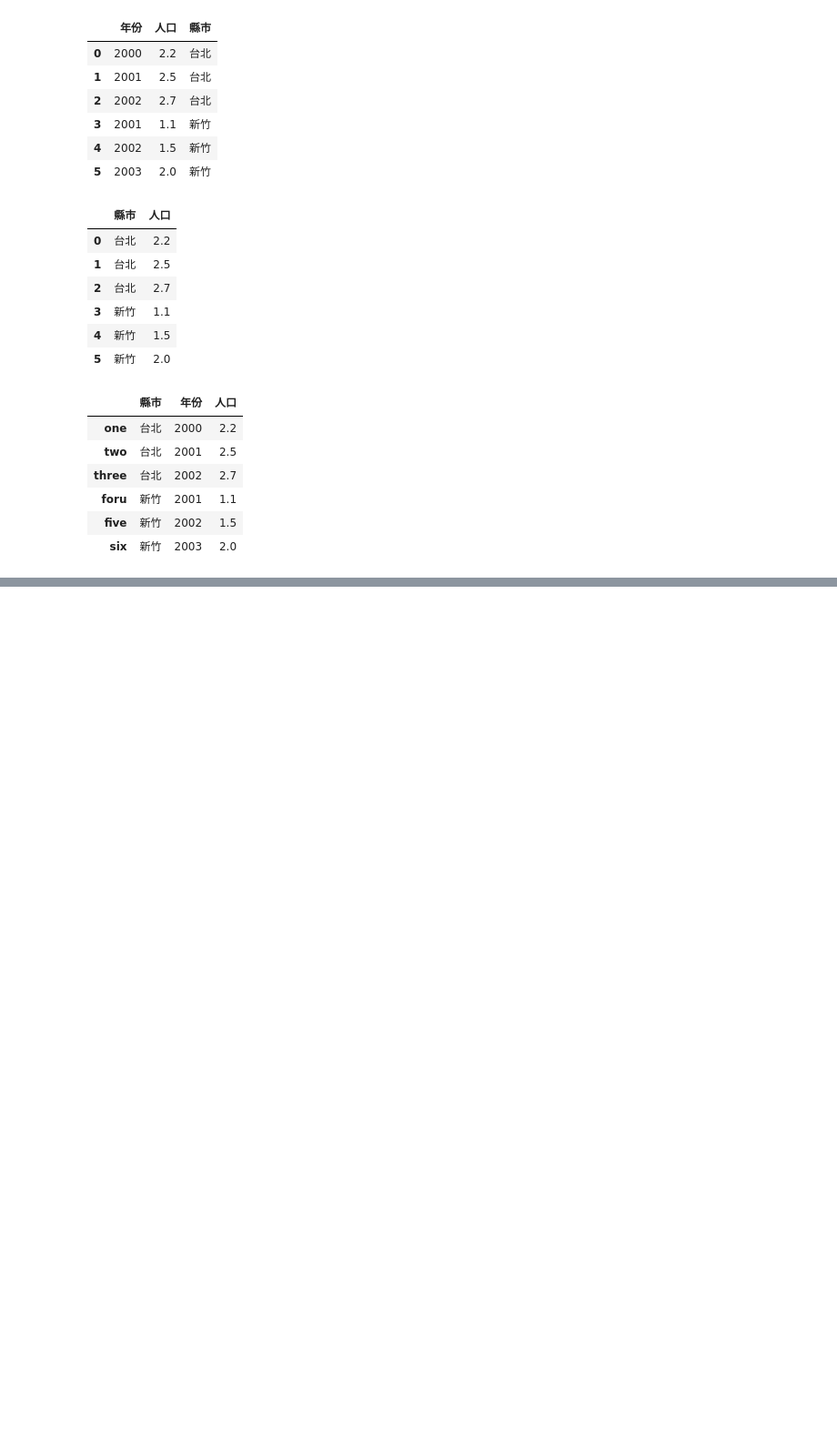
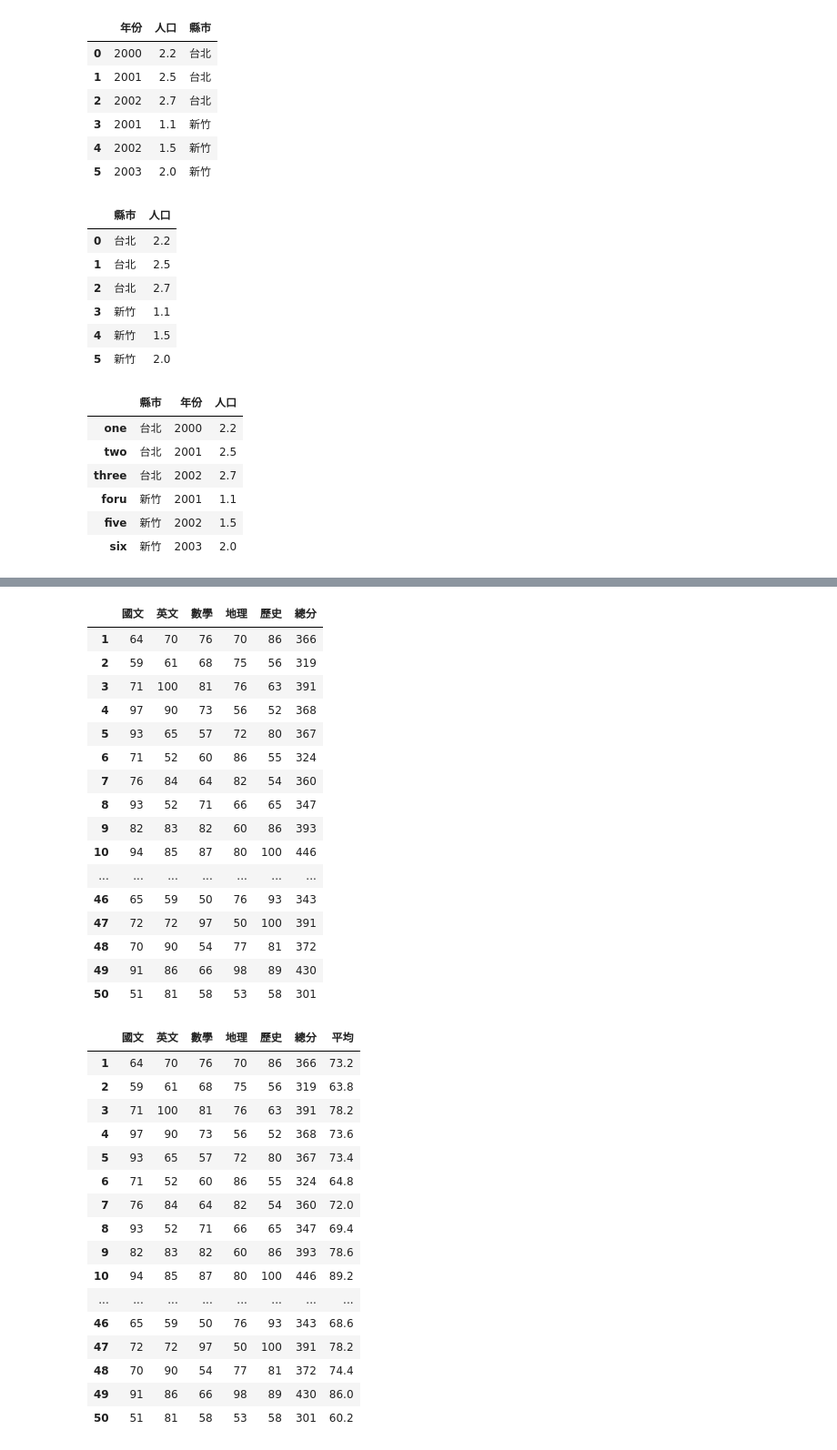
Before and after one commit to tsochen/2024-2-22, a Jupyter notebook: lesson15/lesson15_3.ipynb, the cells around one changed output, grey strips where cells are left out. Shown at 91% size. Cells and saved outputs as stored; diff of their text form; code cells hidden in the pictures; blank space fills up the shorter version.

```diff
--- a/lesson15/lesson15_3.ipynb
+++ b/lesson15/lesson15_3.ipynb
@@ -95,0 +110,7 @@ df4
+# %%
+#2維的ndArray
+import numpy as np
+
+data = np.random.randint(50,101,size=(50,5))
+scores_df = pd.DataFrame(data,columns=['國文', '英文', '數學', '地理', '歷史'],index=range(1,51))
+scores_df
@@ -95,0 +135,9 @@ df4
+# %%
+total_series = scores_df['國文'] + scores_df['數學'] + scores_df['英文'] + scores_df['地理'] + scores_df['歷史']
+display(total_series)
+display(scores_df)
+scores_df['總分'] = total_series
+display(scores_df)
+scores_df['平均'] = total_series / 5.0
+display(scores_df)
+# %% [output]
@@ -95,0 +178,34 @@ df4
+|  | 國文 | 英文 | 數學 | 地理 | 歷史 | 總分 |
+| 1 | 64 | 70 | 76 | 70 | 86 | 366 |
+| 2 | 59 | 61 | 68 | 75 | 56 | 319 |
+| 3 | 71 | 100 | 81 | 76 | 63 | 391 |
+| 4 | 97 | 90 | 73 | 56 | 52 | 368 |
+| 5 | 93 | 65 | 57 | 72 | 80 | 367 |
+| 6 | 71 | 52 | 60 | 86 | 55 | 324 |
+| 7 | 76 | 84 | 64 | 82 | 54 | 360 |
+| 8 | 93 | 52 | 71 | 66 | 65 | 347 |
+| 9 | 82 | 83 | 82 | 60 | 86 | 393 |
+| 10 | 94 | 85 | 87 | 80 | 100 | 446 |
+| ... | ... | ... | ... | ... | ... | ... |
+| 46 | 65 | 59 | 50 | 76 | 93 | 343 |
+| 47 | 72 | 72 | 97 | 50 | 100 | 391 |
+| 48 | 70 | 90 | 54 | 77 | 81 | 372 |
+| 49 | 91 | 86 | 66 | 98 | 89 | 430 |
+| 50 | 51 | 81 | 58 | 53 | 58 | 301 |
+|  | 國文 | 英文 | 數學 | 地理 | 歷史 | 總分 | 平均 |
+| 1 | 64 | 70 | 76 | 70 | 86 | 366 | 73.2 |
+| 2 | 59 | 61 | 68 | 75 | 56 | 319 | 63.8 |
+| 3 | 71 | 100 | 81 | 76 | 63 | 391 | 78.2 |
+| 4 | 97 | 90 | 73 | 56 | 52 | 368 | 73.6 |
+| 5 | 93 | 65 | 57 | 72 | 80 | 367 | 73.4 |
+| 6 | 71 | 52 | 60 | 86 | 55 | 324 | 64.8 |
+| 7 | 76 | 84 | 64 | 82 | 54 | 360 | 72.0 |
+| 8 | 93 | 52 | 71 | 66 | 65 | 347 | 69.4 |
+| 9 | 82 | 83 | 82 | 60 | 86 | 393 | 78.6 |
+| 10 | 94 | 85 | 87 | 80 | 100 | 446 | 89.2 |
+| ... | ... | ... | ... | ... | ... | ... | ... |
+| 46 | 65 | 59 | 50 | 76 | 93 | 343 | 68.6 |
+| 47 | 72 | 72 | 97 | 50 | 100 | 391 | 78.2 |
+| 48 | 70 | 90 | 54 | 77 | 81 | 372 | 74.4 |
+| 49 | 91 | 86 | 66 | 98 | 89 | 430 | 86.0 |
+| 50 | 51 | 81 | 58 | 53 | 58 | 301 | 60.2 |
```
Also changed, not shown: parts of 7 cells of this notebook.
